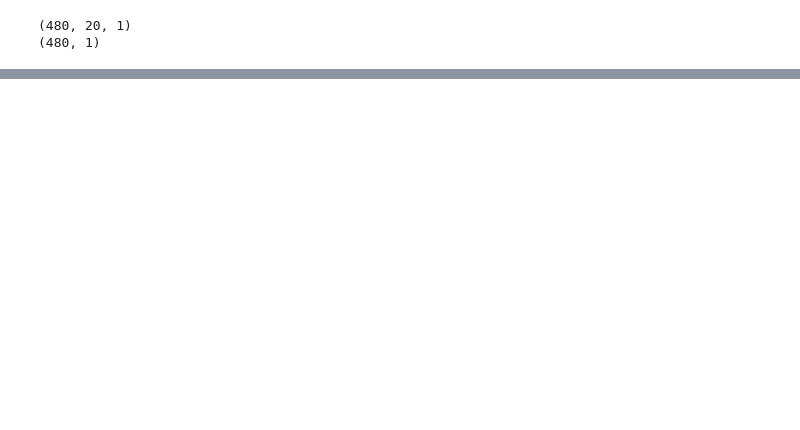
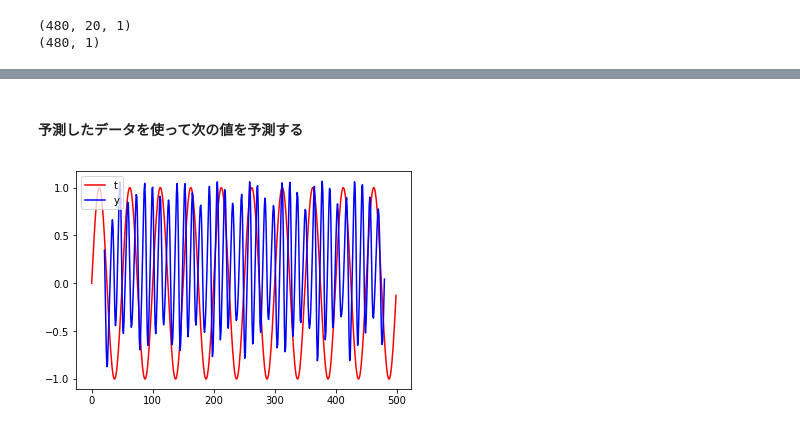
Before and after one commit to habroptilus/pytorch-practice, a Jupyter notebook: sin_lstm.ipynb, the cells around one changed output, grey strips where cells are left out. Saved outputs shown, nothing was run; the diff lists cells and outputs as text; code cells hidden in the pictures; blank space fills up the shorter version.

```diff
--- a/sin_lstm.ipynb
+++ b/sin_lstm.ipynb
@@ -105,0 +121,22 @@ tensor(0.5226)
+# %% [markdown]
+#### 予測したデータを使って次の値を予測する
+# %%
+inseq = train_x[0][:INPUT_LENGTH] # 予測直前までの時系列
+predict = np.empty(0) # 予測時系列
+
+for _ in range(N - INPUT_LENGTH):
+    model.reset() # メモリを初期化
+    x = np.array([inseq], dtype="float32")
+    x = Variable(torch.from_numpy(x))
+    y = model(x)
+    y = y.data.numpy().reshape(1)[0]
+    predict = np.append(predict, y)
+    inseq=np.append(inseq,[[y]],axis=0)
+    inseq=np.delete(inseq,0,axis=0)
+
+plt.plot(range(len(train_data)), train_data, color="red", label="actual")
+plt.plot(range(INPUT_LENGTH+1, N+1), predict, color="blue", label="predict")
+plt.legend(loc="upper left")
+plt.show()
+# %% [output]
+[figure, added]
```
Also changed, not shown: parts of 9 cells of this notebook.
